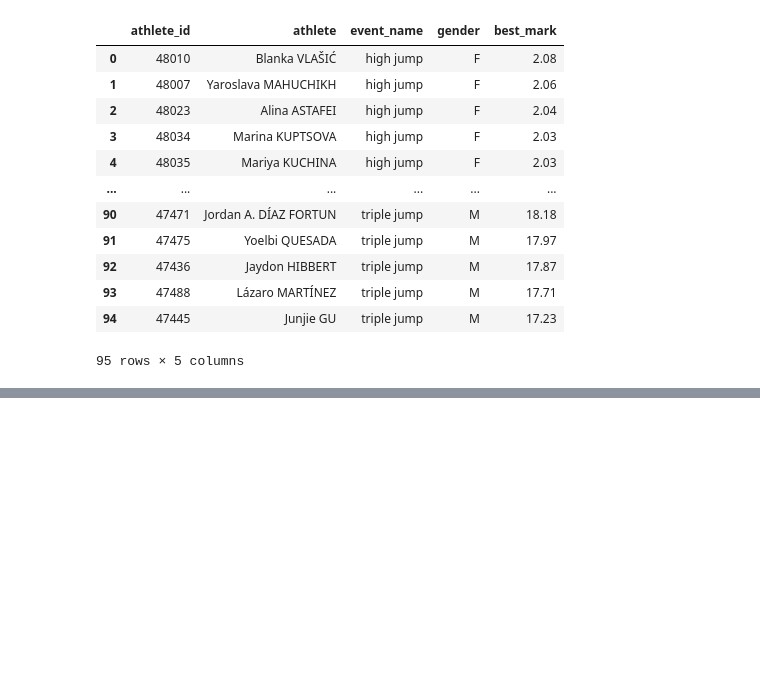
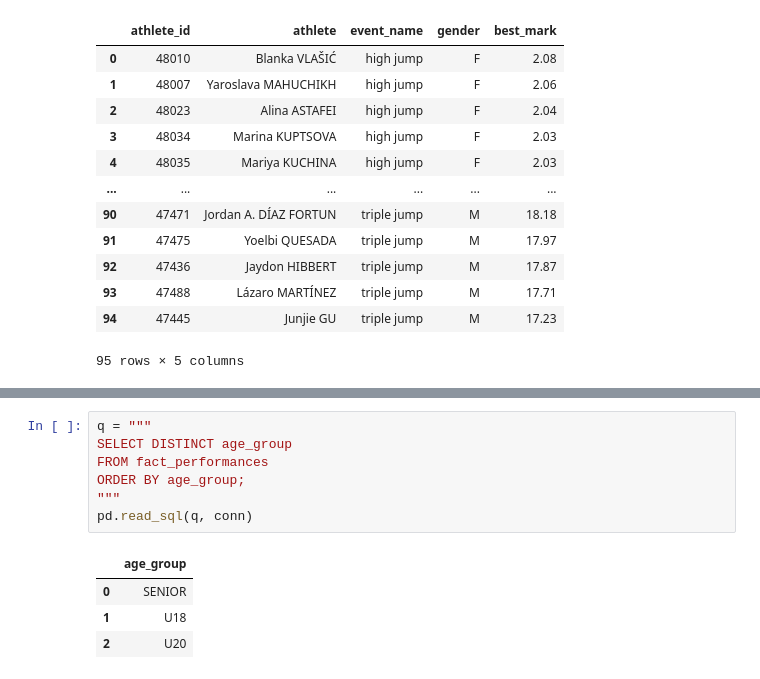
Before and after one commit to brit-tiny/track_and_field_junior_to_elite_capstone, a Jupyter notebook: notebooks/04_sql_analysis.ipynb, the cells around one changed output, grey strips where cells are left out. Drawn from its saved outputs; the diff is of its cells as text; blank space fills up the shorter version.

```diff
--- a/notebooks/04_sql_analysis.ipynb
+++ b/notebooks/04_sql_analysis.ipynb
@@ -277,0 +417,12 @@ pd.read_sql(query_phase2, conn)
+# %%
+q = """
+SELECT DISTINCT age_group
+FROM fact_performances
+ORDER BY age_group;
+"""
+pd.read_sql(q, conn)
+# %% [output]
+|  | age_group |
+| 0 | SENIOR |
+| 1 | U18 |
+| 2 | U20 |
```
Also changed, not shown: parts of 6 cells of this notebook, 7 other files.
